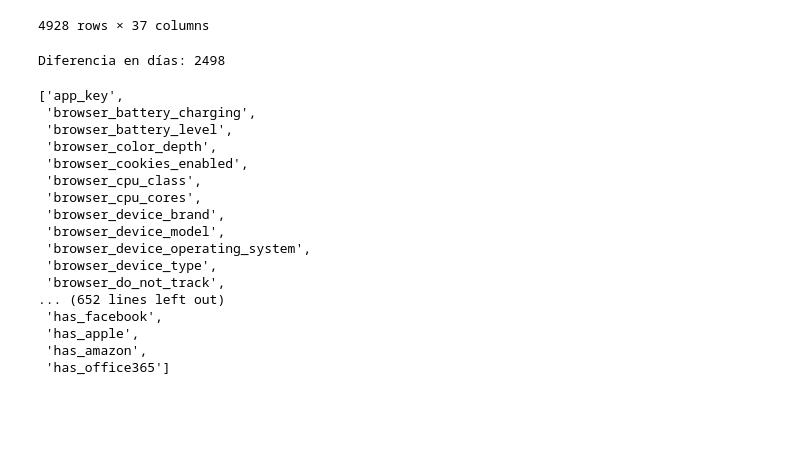
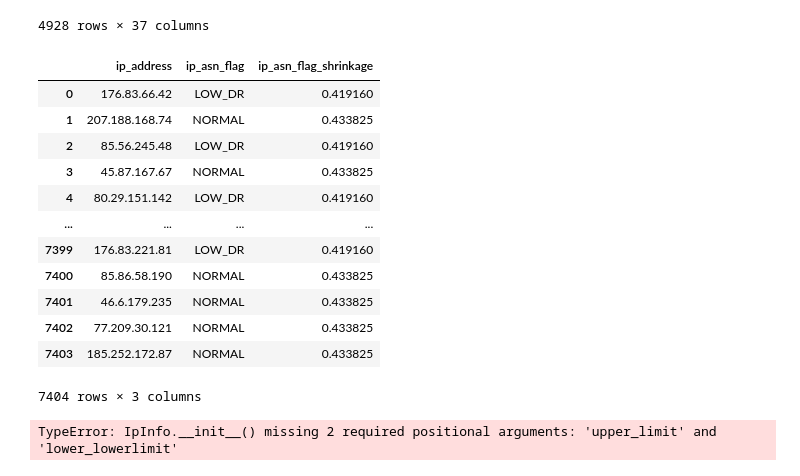
Before and after one commit to cgomez-QB/Fraud-Model, a Jupyter notebook: src/first_exploration/exploratory_data_analysis.ipynb, the cells around one changed output. Cells and saved outputs as stored; diff of their text form; code cells hidden in the pictures; blank space fills up the shorter version.

```diff
--- a/src/first_exploration/exploratory_data_analysis.ipynb
+++ b/src/first_exploration/exploratory_data_analysis.ipynb
@@ -2103,38 +2077,25 @@ df[lst_cols_trust]
 | 4926 | 34638410255 | krmgravesande@gmail.com | 2 | 743 | high | True | ... |
 | 4927 | 34621240347 | moisespanal6@gmail.com | 1 | 980 | very_high | True | ... |
 4928 rows × 37 columns
-# %%
-from datetime import datetime
-
-fecha_inicio = "2019-03"
-fecha_fin = "2026-01"
-
-# Convertimos a fechas (tomamos el día 1 de cada mes)
-d1 = datetime.strptime(fecha_inicio, "%Y-%m")
-d2 = datetime.strptime(fecha_fin, "%Y-%m")
-
-diferencia_dias = (d2 - d1).days
-
-print(f"Diferencia en días: {diferencia_dias}")
-# %% [output]
-Diferencia en días: 2498
-# %%
-df_trust.columns.to_list()
-# %% [output]
-['app_key',
- 'browser_battery_charging',
- 'browser_battery_level',
- 'browser_color_depth',
- 'browser_cookies_enabled',
- 'browser_cpu_class',
- 'browser_cpu_cores',
- 'browser_device_brand',
- 'browser_device_model',
- 'browser_device_operating_system',
- 'browser_device_type',
- 'browser_do_not_track',
-... (652 lines left out)
- 'has_facebook',
- 'has_apple',
- 'has_amazon',
- 'has_office365']
+# %%
+df_data[["ip_address", "ip_asn_flag", "ip_asn_flag_shrinkage"]]
+# %% [output]
+|  | ip_address | ip_asn_flag | ip_asn_flag_shrinkage |
+| 0 | 176.83.66.42 | LOW_DR | 0.419160 |
+| 1 | 207.188.168.74 | NORMAL | 0.433825 |
+| 2 | 85.56.245.48 | LOW_DR | 0.419160 |
+| 3 | 45.87.167.67 | NORMAL | 0.433825 |
+| 4 | 80.29.151.142 | LOW_DR | 0.419160 |
+| ... | ... | ... | ... |
+| 7399 | 176.83.221.81 | LOW_DR | 0.419160 |
+| 7400 | 85.86.58.190 | NORMAL | 0.433825 |
+| 7401 | 46.6.179.235 | NORMAL | 0.433825 |
+| 7402 | 77.209.30.121 | NORMAL | 0.433825 |
+| 7403 | 185.252.172.87 | NORMAL | 0.433825 |
+7404 rows × 3 columns
+# %%
+from inference.feature_transformers import *
+
+ip_asn_flag_shrinkage("176.83.66.42")
+# %% [output]
+TypeError: IpInfo.__init__() missing 2 required positional arguments: 'upper_limit' and 'lower_lowerlimit'
```
Also changed, not shown: parts of 3 cells of this notebook, 3 other files.
